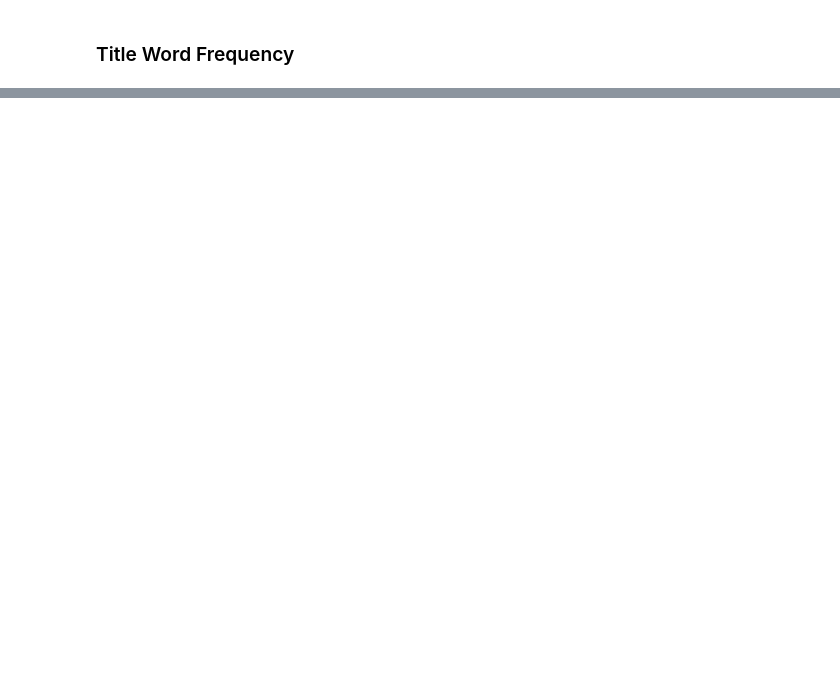
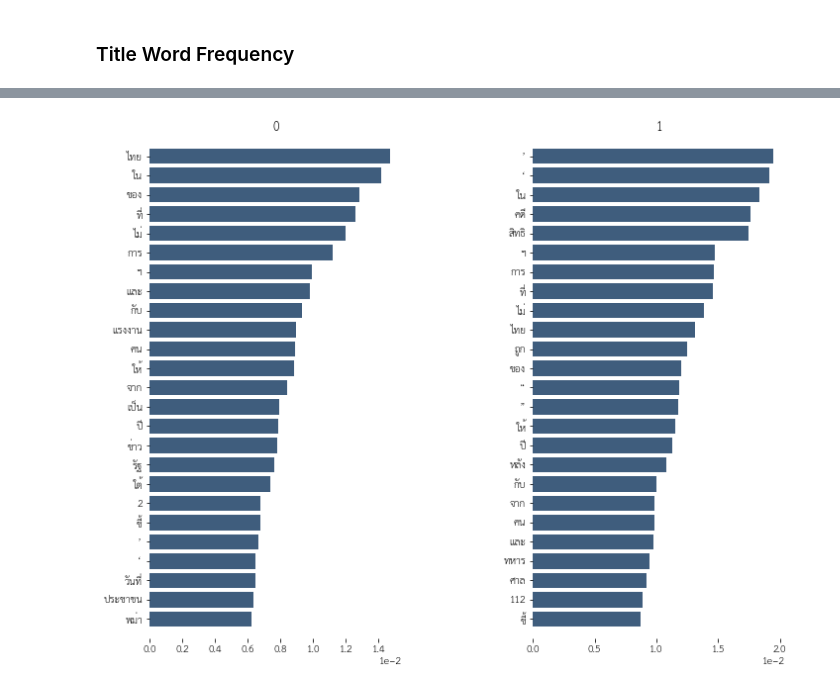
Before and after one commit to PyThaiNLP/prachathai-67k, a Jupyter notebook: exploration.ipynb, the cells around one changed output, grey strips where cells are left out. Cells and saved outputs as stored; diff of their text form; code cells hidden in the pictures; blank space fills up the shorter version.

```diff
--- a/exploration.ipynb
+++ b/exploration.ipynb
@@ -308,0 +388,10 @@ title_top.tail(10)
+# %%
+show_classfeats(
+    df=prachathai,
+    vectorizer=TfidfVectorizer,
+    analyzer=process_text,
+    text_col='title',
+    class_col='สิทธิมนุษยชน'
+)
+# %% [output]
+[figure, added]
```
Also changed, not shown: parts of 23 cells of this notebook, 4 other files.
